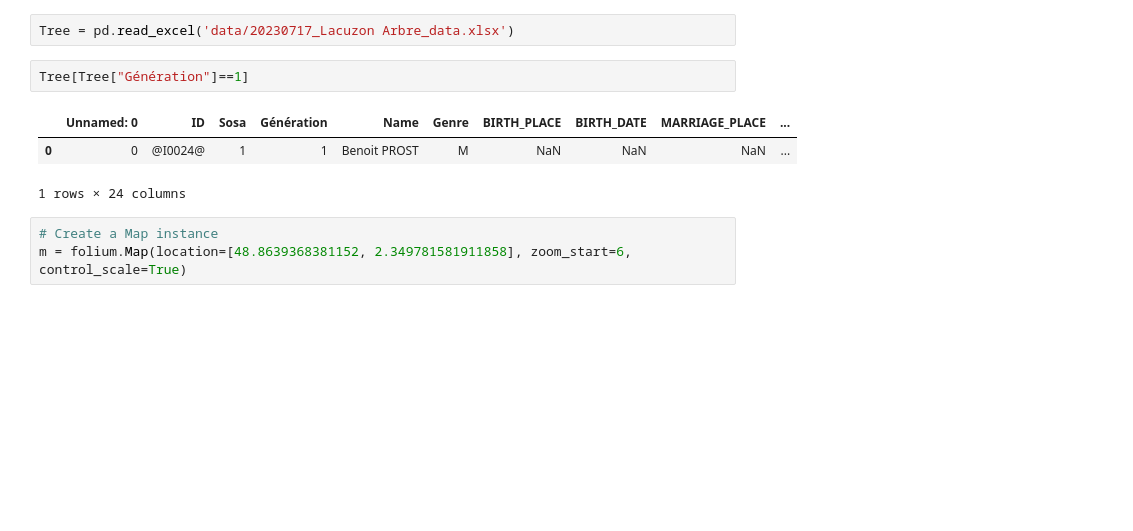
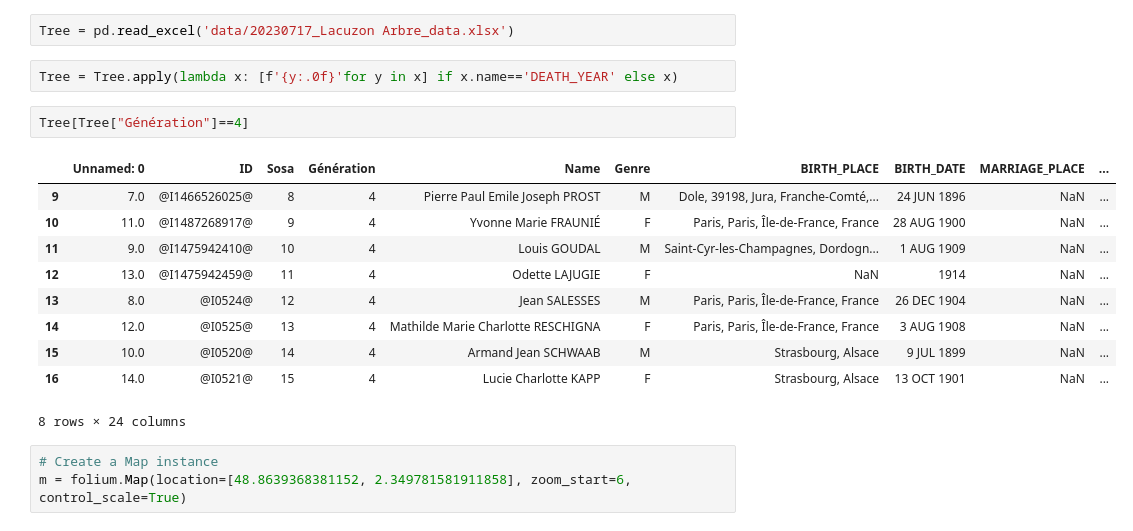
Before and after one commit to BenoitProst/Genealogy_map, a Jupyter notebook: Map Génération.ipynb, the cells around one changed output. Drawn from its saved outputs; the diff is of its cells as text; blank space fills up the shorter version.

```diff
--- a/Map Génération.ipynb
+++ b/Map Génération.ipynb
@@ -15,12 +15,21 @@ from folium.plugins import GroupedLayerControl
 # Création de la carte interactive
 # %%
 Tree = pd.read_excel('data/20230717_Lacuzon Arbre_data.xlsx')
+# %%
+Tree = Tree.apply(lambda x: [f'{y:.0f}'for y in x] if x.name=='DEATH_YEAR' else x)
 # %%
-Tree[Tree["Génération"]==1]
+Tree[Tree["Génération"]==4]
 # %% [output]
 |  | Unnamed: 0 | ID | Sosa | Génération | Name | Genre | BIRTH_PLACE | BIRTH_DATE | MARRIAGE_PLACE | ... |
-| 0 | 0 | @I0024@ | 1 | 1 | Benoit PROST | M | NaN | NaN | NaN | ... |
+| 9 | 7.0 | @I1466526025@ | 8 | 4 | Pierre Paul Emile Joseph PROST | M | Dole, 39198, Jura, Franche-Comté,... | 24 JUN 1896 | NaN | ... |
+| 10 | 11.0 | @I1487268917@ | 9 | 4 | Yvonne Marie FRAUNIÉ | F | Paris, Paris, Île-de-France, France | 28 AUG 1900 | NaN | ... |
+| 11 | 9.0 | @I1475942410@ | 10 | 4 | Louis GOUDAL | M | Saint-Cyr-les-Champagnes, Dordogn... | 1 AUG 1909 | NaN | ... |
+| 12 | 13.0 | @I1475942459@ | 11 | 4 | Odette LAJUGIE | F | NaN | 1914 | NaN | ... |
+| 13 | 8.0 | @I0524@ | 12 | 4 | Jean SALESSES | M | Paris, Paris, Île-de-France, France | 26 DEC 1904 | NaN | ... |
+| 14 | 12.0 | @I0525@ | 13 | 4 | Mathilde Marie Charlotte RESCHIGNA | F | Paris, Paris, Île-de-France, France | 3 AUG 1908 | NaN | ... |
+| 15 | 10.0 | @I0520@ | 14 | 4 | Armand Jean SCHWAAB | M | Strasbourg, Alsace | 9 JUL 1899 | NaN | ... |
+| 16 | 14.0 | @I0521@ | 15 | 4 | Lucie Charlotte KAPP | F | Strasbourg, Alsace | 13 OCT 1901 | NaN | ... |
-1 rows × 24 columns
+8 rows × 24 columns
 # %%
 # Create a Map instance
 m = folium.Map(location=[48.8639368381152, 2.349781581911858], zoom_start=6, control_scale=True)
```
Also changed, not shown: parts of 2 cells of this notebook, 3 other files.
